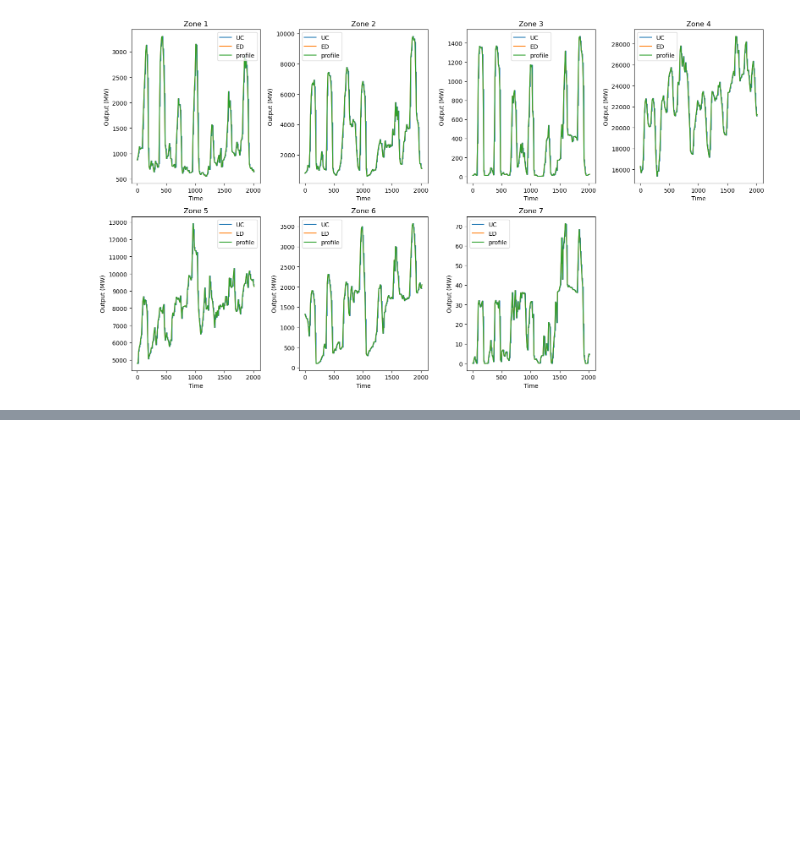
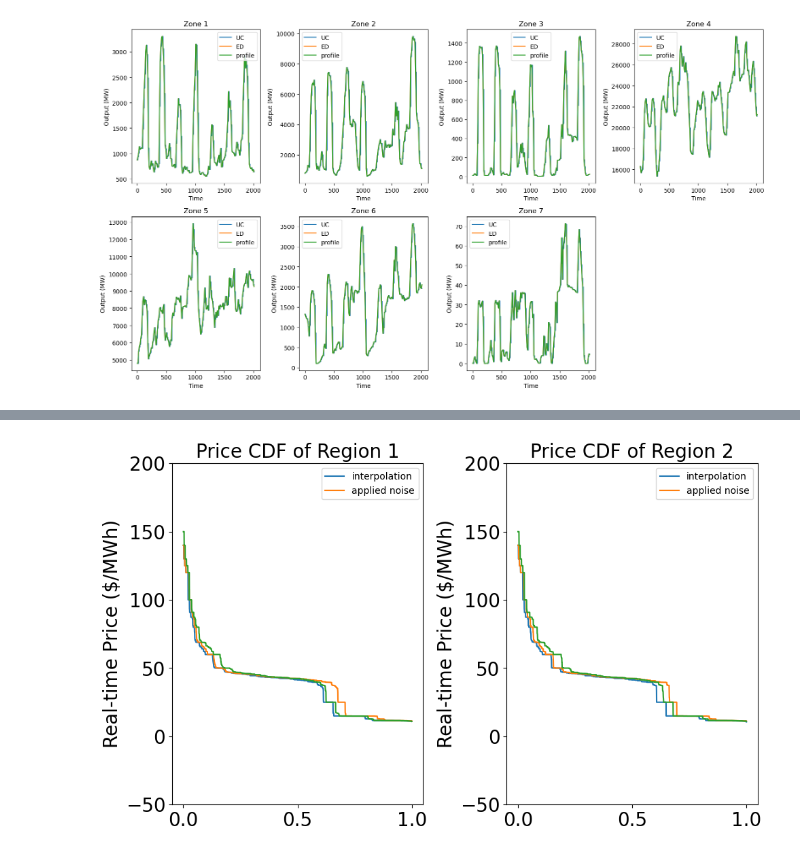
Before and after one commit to niklauskun/STESTS-Archive, a Jupyter notebook: Plot.ipynb, the cells around one changed output, grey strips where cells are left out. Drawn from its saved outputs; the diff is of its cells as text; code cells hidden in the pictures; blank space fills up the shorter version.

```diff
--- a/Plot.ipynb
+++ b/Plot.ipynb
@@ -30,7 +32,7 @@ time = range(0,2016)
 # %%
 UCGen = UCGen.loc[UCGen.index.repeat(12)].reset_index(drop=True)
 UCCommit = UCCommit.loc[UCCommit.index.repeat(12)].reset_index(drop=True)
-UCReGenZone = UCReGenZone.loc[UCReGenZone.index.repeat(12)].reset_index(drop=True)
+# UCReGenZone = UCReGenZone.loc[UCReGenZone.index.repeat(12)].reset_index(drop=True)
 UCHydroGenZone = UCHydroGenZone.loc[UCHydroGenZone.index.repeat(12)].reset_index(drop=True)
 UCSoCZone = UCSoCZone.loc[UCSoCZone.index.repeat(12)].reset_index(drop=True)
 UCTransZone = UCTransZone.loc[UCTransZone.index.repeat(12)].reset_index(drop=True)
@@ -310,3 +327,43 @@ plt.show()
+# %%
+case1 = 'TransCap/UC25ED1_Strategic_false_ESSeg_1check_fix'
+RTPrice1 = pd.read_csv('output/'+case+'/EDprice.csv',header=None)*12
+case2 = 'TransCap/UC25ED1_Strategic_false_ESSeg_1check_fix123'
+RTPrice2 = pd.read_csv('output/'+case2+'/EDprice.csv',header=None)*12
+# case3 = 'TransCap/UC25ED1_Strategic_false_ESSeg_1check_fix123passsoc2'
+# RTPrice3 = pd.read_csv('output/'+case3+'/EDprice.csv',header=None)*12
+
+# Create a 2x4 grid of subplots
+# fig, axs = plt.subplots(2, 4, figsize=(16, 9))
+fig, axs = plt.subplots(1, 2, figsize=(10, 6))
+
+# Loop through each column and each subplot
+# for idx, (col, ax) in enumerate(zip(RTPrice.columns, axs.flatten()))
+for idx, (col, ax) in enumerate(zip([0,1], axs.flatten())):
+    sorted_vals1 = np.sort(RTPrice1[col].values)[::-1]
+    sorted_vals2 = np.sort(RTPrice2[col].values)[::-1]
+    sorted_vals3 = np.sort(RTPrice3[col].values)[::-1]
+
+    # Calculate the "reverse" cumulative distribution
+    cdf1 = np.arange(1, len(sorted_vals1) + 1) / float(len(sorted_vals1))
+    cdf2 = np.arange(1, len(sorted_vals2) + 1) / float(len(sorted_vals2))
+    cdf3 = np.arange(1, len(sorted_vals3) + 1) / float(len(sorted_vals3))
+
+    # Plot the CDF
+    ax.plot(cdf1,sorted_vals1)
+    ax.plot(cdf2,sorted_vals2)
+    ax.plot(cdf3,sorted_vals3)
+    ax.set_ylim(-50, 200)
+    ax.legend(['interpolation','applied noise'])
+    ax.set_title(f"Price CDF of Region {idx+1}",fontsize=20)
+    ax.tick_params(axis='both', which='major', labelsize=20)
+    ax.set_ylabel("Real-time Price ($/MWh)",fontsize=20)
+
+# Remove the last (empty) subpl
+# axs[-1, -1].axis('off')
+plt.tight_layout()
+plt.show()
+# %% [output]
+[figure, added]
 # %%
 HistoryPrice = pd.read_csv('output/20220101-20220107 CAISO Real-time Price.csv')
 HistoryPrice = HistoryPrice.drop_duplicates(subset=['Date', 'hub'])
```
Also changed, not shown: parts of 14 cells of this notebook, 16 other files.
